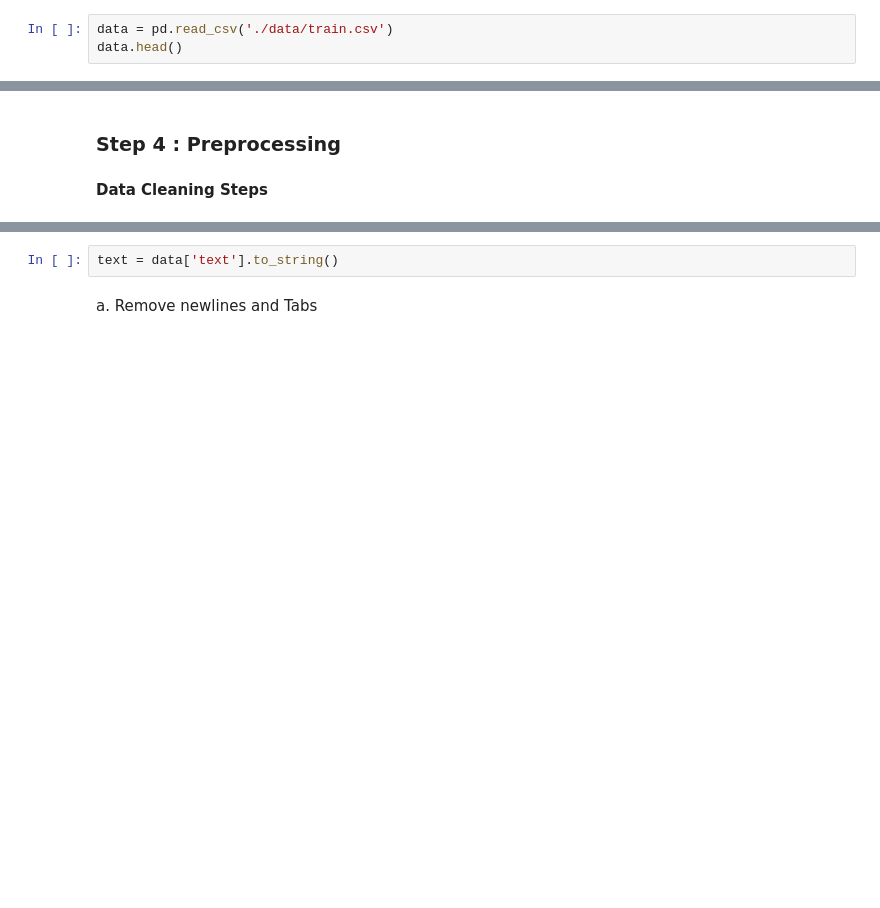
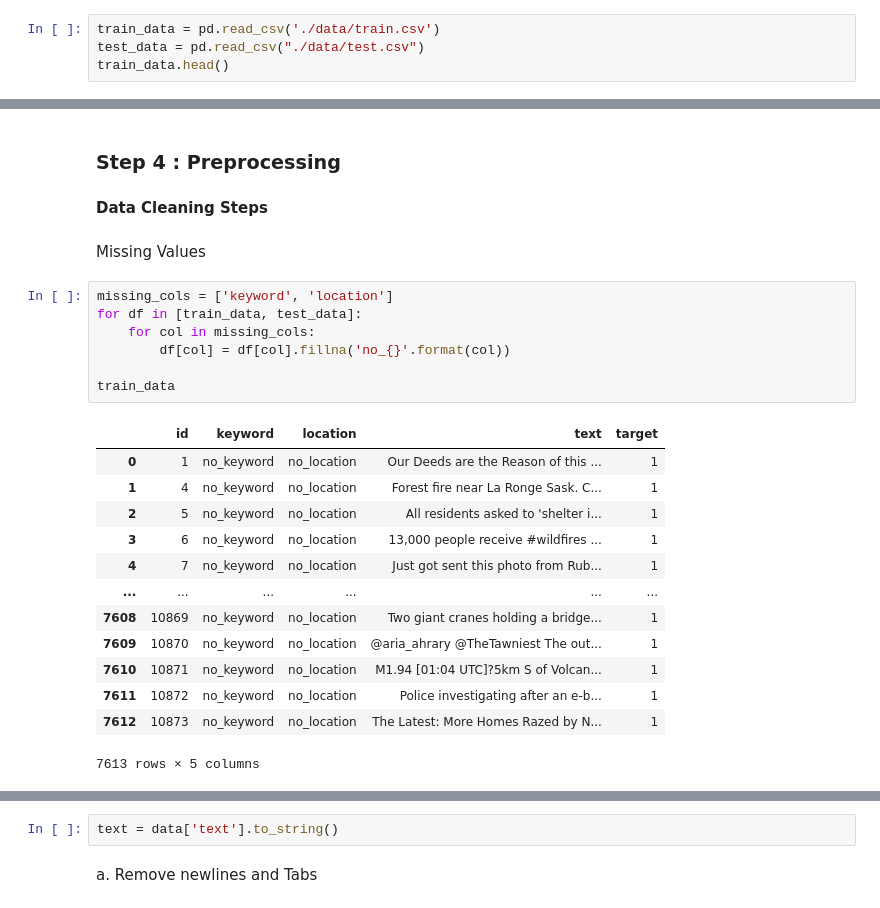
Before and after one commit to Naderiii/Natural-Language-Processing-with-Disaster-Tweets, a Jupyter notebook: Disaster_Tweets_NLP.ipynb, the cells around one changed output, grey strips where cells are left out. Cells and saved outputs as stored; diff of their text form; blank space fills up the shorter version.

Commit message:
fix missing values for location and keywords cols

```diff
--- a/Disaster_Tweets_NLP.ipynb
+++ b/Disaster_Tweets_NLP.ipynb
@@ -14,8 +16,9 @@ from nltk.stem import WordNetLemmatizer
 # %% [markdown]
 ### Step 2: Load and mport the Dataset
 # %%
-data = pd.read_csv('./data/train.csv')
-data.head()
+train_data = pd.read_csv('./data/train.csv')
+test_data = pd.read_csv("./data/test.csv")
+train_data.head()
 # %% [output]
 |  | id | keyword | location | text | target |
 | 0 | 1 | NaN | NaN | Our Deeds are the Reason of this ... | 1 |
@@ -57,3 +64,26 @@ dtype: int64
 ### Step 4 : Preprocessing
 # %% [markdown]
 **Data Cleaning Steps**
+# %% [markdown]
+Missing Values
+# %%
+missing_cols = ['keyword', 'location']
+for df in [train_data, test_data]:
+    for col in missing_cols:
+        df[col] = df[col].fillna('no_{}'.format(col))
+
+train_data
+# %% [output]
+|  | id | keyword | location | text | target |
+| 0 | 1 | no_keyword | no_location | Our Deeds are the Reason of this ... | 1 |
+| 1 | 4 | no_keyword | no_location | Forest fire near La Ronge Sask. C... | 1 |
+| 2 | 5 | no_keyword | no_location | All residents asked to 'shelter i... | 1 |
+| 3 | 6 | no_keyword | no_location | 13,000 people receive #wildfires ... | 1 |
+| 4 | 7 | no_keyword | no_location | Just got sent this photo from Rub... | 1 |
+| ... | ... | ... | ... | ... | ... |
+| 7608 | 10869 | no_keyword | no_location | Two giant cranes holding a bridge... | 1 |
+| 7609 | 10870 | no_keyword | no_location | @aria_ahrary @TheTawniest The out... | 1 |
+| 7610 | 10871 | no_keyword | no_location | M1.94 [01:04 UTC]?5km S of Volcan... | 1 |
+| 7611 | 10872 | no_keyword | no_location | Police investigating after an e-b... | 1 |
+| 7612 | 10873 | no_keyword | no_location | The Latest: More Homes Razed by N... | 1 |
+7613 rows × 5 columns
```
Also changed, not shown: parts of 8 cells of this notebook.
